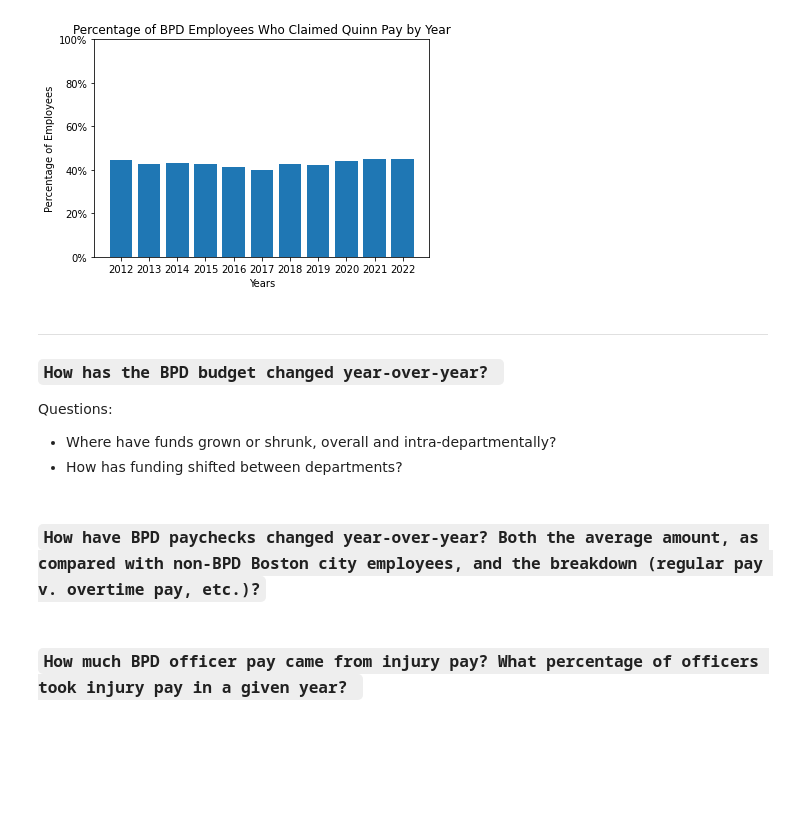
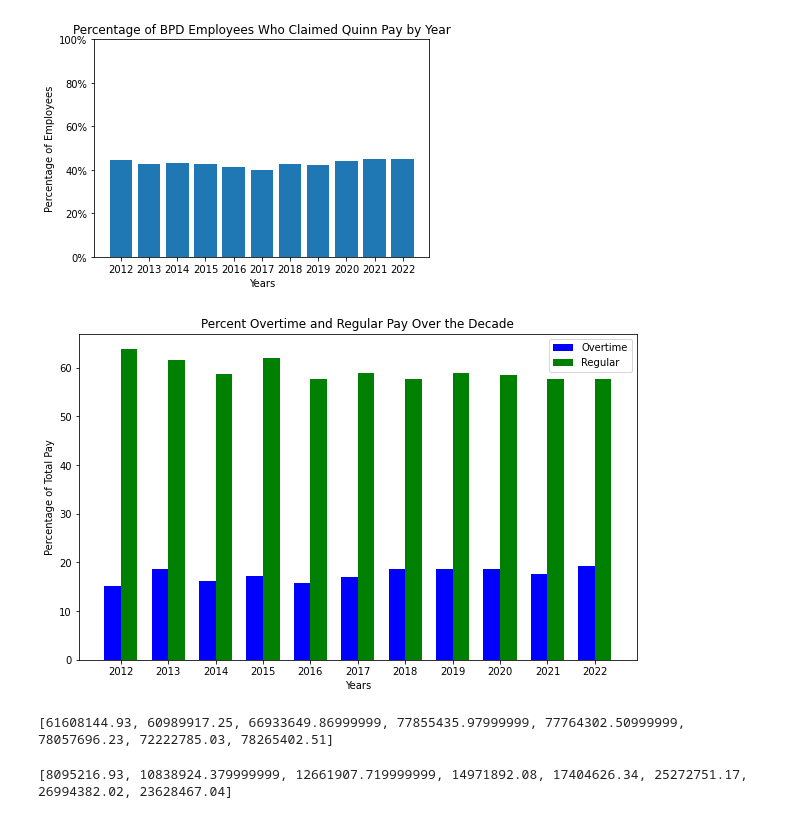
Before and after one commit to BU-Spark/ds-police-overtime, a Jupyter notebook: fa23-team-f/Spending-Practices.ipynb, the cells around one changed output. Drawn from its saved outputs; the diff is of its cells as text; code cells hidden in the pictures; blank space fills up the shorter version.

```diff
--- a/fa23-team-f/Spending-Practices.ipynb
+++ b/fa23-team-f/Spending-Practices.ipynb
@@ -1377,14 +1377,43 @@ plt.gca().set_yticklabels(['{:.0f}%'.format(y * 100) for y in plt.gca().get_ytic
 plt.show()
 # %% [output]
 [figure]
-# %% [markdown]
-_________________________________________________________________________________________________________________________________________________________________________________
-### `How has the BPD budget changed year-over-year? `
-
-Questions:
-* Where have funds grown or shrunk, overall and intra-departmentally?
-* How has funding shifted between departments?
-# %% [markdown]
-### `How have BPD paychecks changed year-over-year? Both the average amount, as compared with non-BPD Boston city employees, and the breakdown (regular pay v. overtime pay, etc.)?`
-# %% [markdown]
-### `How much BPD officer pay came from injury pay? What percentage of officers took injury pay in a given year? `
+# %%
+import matplotlib.pyplot as plt
+from matplotlib.ticker import FuncFormatter
+
+# Set up the figure and axes
+fig, ax = plt.subplots(figsize=(10, 6))
+
+# Bar width
+bar_width = 0.35
+
+# Bar positions
+bar_positions1 = [i - bar_width/2 for i in range(len(years))]
+bar_positions2 = [i + bar_width/2 for i in range(len(years))]
+
+# Plotting 'Overtime' and 'Regular' with overlapping bars
+ax.bar(bar_positions1, percentOvertime, bar_width, label='Overtime', color='blue')
+ax.bar(bar_positions2, percentRegular, bar_width, label='Regular', color='green')
+
+# Set labels and title
+ax.set_xlabel('Years')
+ax.set_ylabel('Percentage of Total Pay')
+ax.set_title('Percent Overtime and Regular Pay Over the Decade')
+ax.set_xticks(range(len(years)))
+ax.set_xticklabels(years)
+ax.legend()
+
+# Show the plot
+plt.show()
+# %% [output]
+[figure, added]
+# %%
+overtimeTotals = [total2015Overtime, total2016Overtime, total2017Overtime, total2018Overtime, total2019Overtime, total2020Overtime, total2021Overtime, total2022Overtime]
+print(overtimeTotals)
+# %% [output]
+[61608144.93, 60989917.25, 66933649.86999999, 77855435.97999999, 77764302.50999999, 78057696.23, 72222785.03, 78265402.51]
+# %%
+injuryTotals = [total2015Injured, total2016Injured, total2017Injured,total2018Injured, total2019Injured, total2020Injured, total2021Injured, total2022Injured]
+print(injuryTotals)
+# %% [output]
+[8095216.93, 10838924.379999999, 12661907.719999999, 14971892.08, 17404626.34, 25272751.17, 26994382.02, 23628467.04]
```
Also changed, not shown: 11 other files.
